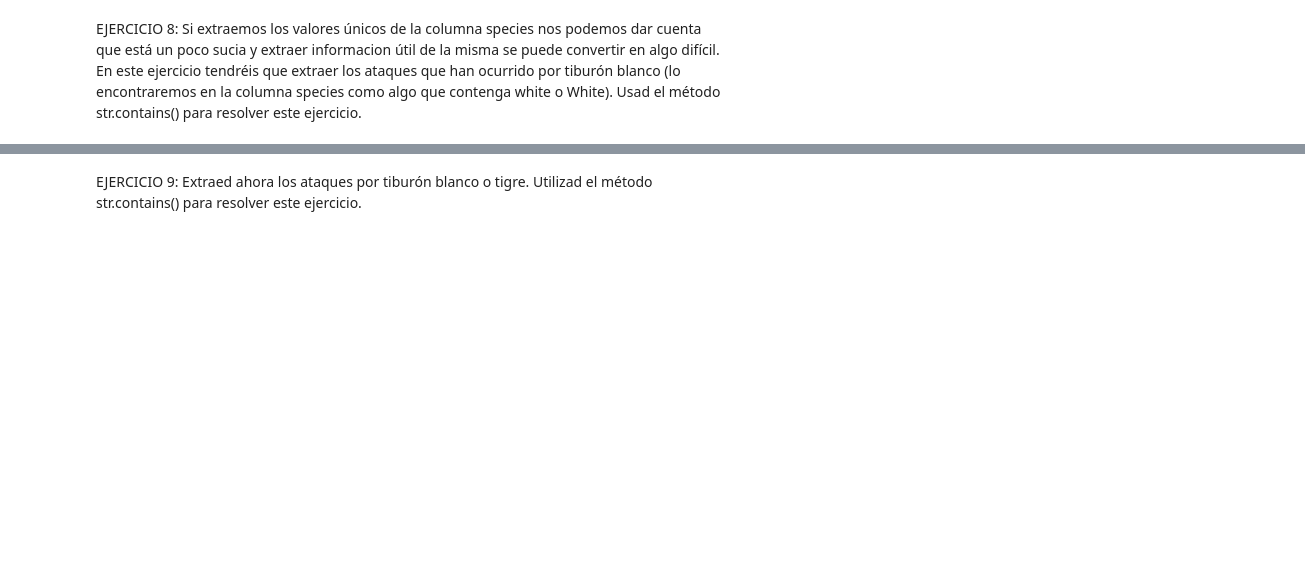
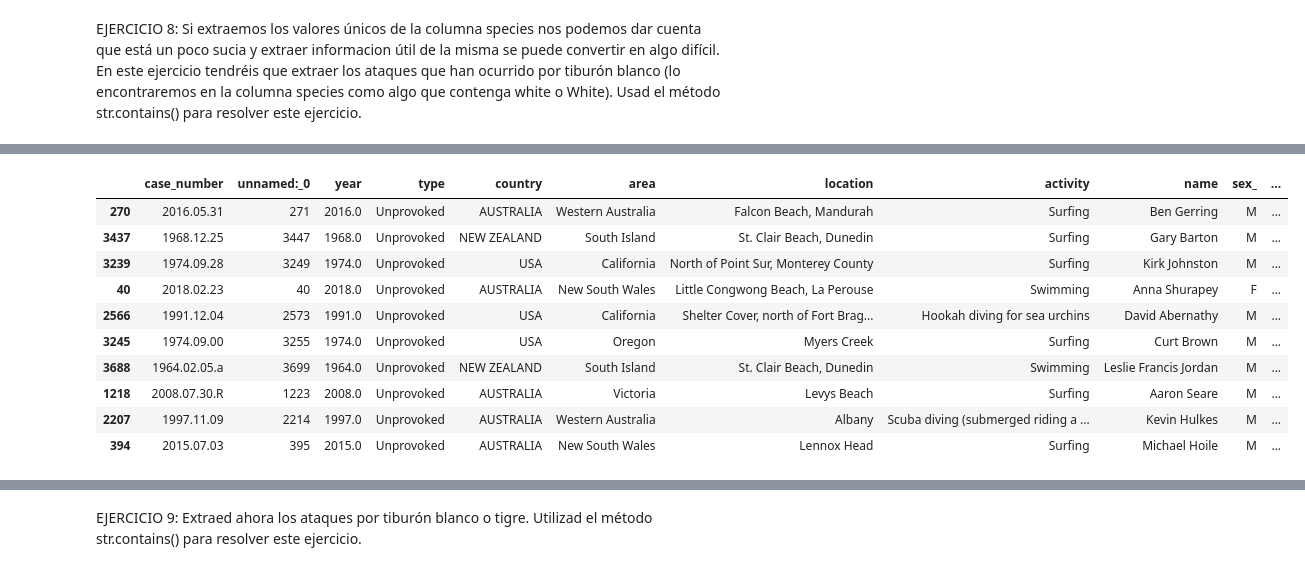
Before and after one commit to Adalab/DA-promo-b-modulo-2-sprint-1-Anais-Ana-Yadira, a Jupyter notebook: pandas/pair-programmin-pandas-4-filtrado-de-datos/pair-programmin-pandas-4-filtrado-de-datos.ipynb, the cells around one changed output, grey strips where cells are left out. Cells and saved outputs as stored; diff of their text form; code cells hidden in the pictures; blank space fills up the shorter version.

```diff
--- a/pandas/pair-programmin-pandas-4-filtrado-de-datos/pair-programmin-pandas-4-filtrado-de-datos.ipynb
+++ b/pandas/pair-programmin-pandas-4-filtrado-de-datos/pair-programmin-pandas-4-filtrado-de-datos.ipynb
@@ -185,0 +243,18 @@ EJERCICIO 8: Si extraemos los valores únicos de la columna species nos podemos
+# %%
+# Solución con patrón regex
+
+patron = '([Ww]hite\s[Ss]hark)'
+df_tiburon_blanco = df[df["species_"].str.contains(patron, regex=True)]
+df_tiburon_blanco.sample(10)
+# %% [output]
+|  | case_number | unnamed:_0 | year | type | country | area | location | activity | name | sex_ | ... |
+| 270 | 2016.05.31 | 271 | 2016.0 | Unprovoked | AUSTRALIA | Western Australia | Falcon Beach, Mandurah | Surfing | Ben Gerring | M | ... |
+| 3437 | 1968.12.25 | 3447 | 1968.0 | Unprovoked | NEW ZEALAND | South Island | St. Clair Beach, Dunedin | Surfing | Gary Barton | M | ... |
+| 3239 | 1974.09.28 | 3249 | 1974.0 | Unprovoked | USA | California | North of Point Sur, Monterey County | Surfing | Kirk Johnston | M | ... |
+| 40 | 2018.02.23 | 40 | 2018.0 | Unprovoked | AUSTRALIA | New South Wales | Little Congwong Beach, La Perouse | Swimming | Anna Shurapey | F | ... |
+| 2566 | 1991.12.04 | 2573 | 1991.0 | Unprovoked | USA | California | Shelter Cover, north of Fort Brag... | Hookah diving for sea urchins | David Abernathy | M | ... |
+| 3245 | 1974.09.00 | 3255 | 1974.0 | Unprovoked | USA | Oregon | Myers Creek | Surfing | Curt Brown | M | ... |
+| 3688 | 1964.02.05.a | 3699 | 1964.0 | Unprovoked | NEW ZEALAND | South Island | St. Clair Beach, Dunedin | Swimming | Leslie Francis Jordan | M | ... |
+| 1218 | 2008.07.30.R | 1223 | 2008.0 | Unprovoked | AUSTRALIA | Victoria | Levys Beach | Surfing | Aaron Seare | M | ... |
+| 2207 | 1997.11.09 | 2214 | 1997.0 | Unprovoked | AUSTRALIA | Western Australia | Albany | Scuba diving (submerged riding a ... | Kevin Hulkes | M | ... |
+| 394 | 2015.07.03 | 395 | 2015.0 | Unprovoked | AUSTRALIA | New South Wales | Lennox Head | Surfing | Michael Hoile | M | ... |
```
Also changed, not shown: parts of 22 cells of this notebook.
